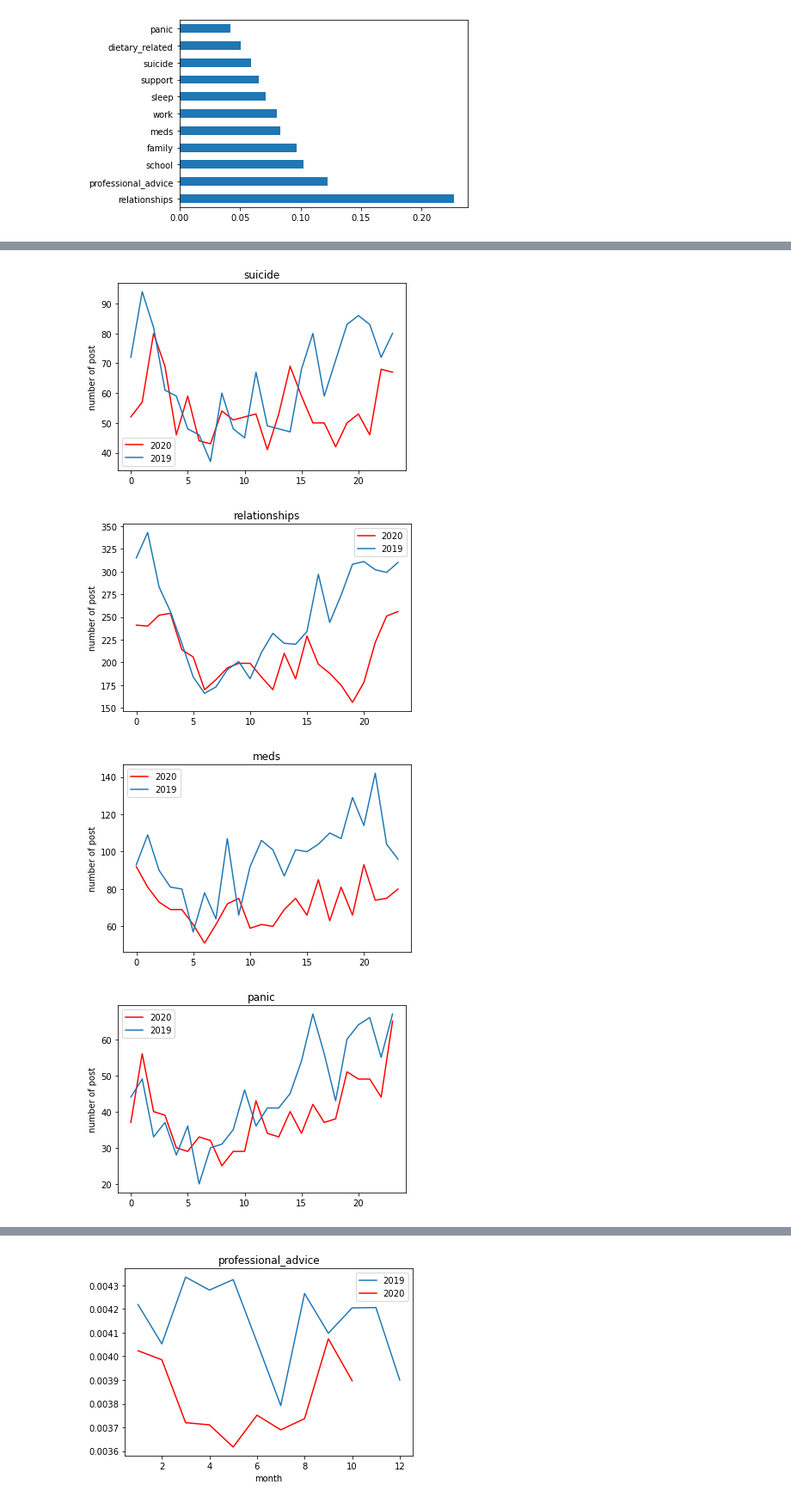
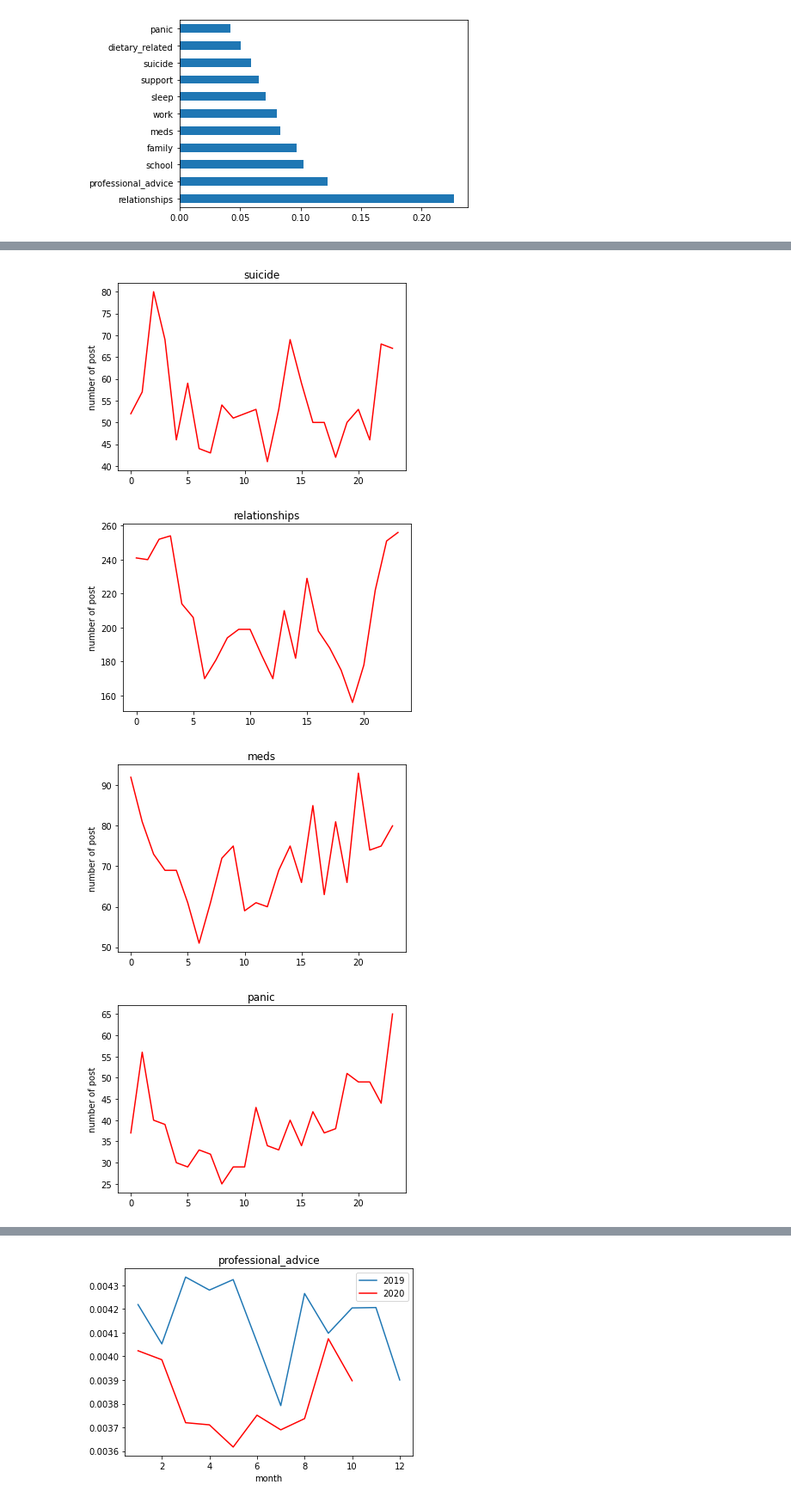
Before and after one commit to dirtylittledirtbike/project_04, a Jupyter notebook: notebooks/topic_modeling.ipynb, the cells around one changed output, grey strips where cells are left out. Shown at 86% size. Cells and saved outputs as stored; diff of their text form; code cells hidden in the pictures.

```diff
--- a/notebooks/topic_modeling.ipynb
+++ b/notebooks/topic_modeling.ipynb
@@ -589,10 +589,10 @@ for col in topic_doc_df.select_dtypes('float').columns.to_list():
     y = temp_a[temp_a.max_label == col].max_label_count
     plt.plot(x, y, color='r')
 
-    x2 = temp_b[temp_b.max_label == col][time_of_interest]
-    y2 = temp_b[temp_b.max_label == col].max_label_count
-    plt.plot(x2, y2)
-    plt.legend(['2020', '2019'])
+#     x2 = temp_b[temp_b.max_label == col][time_of_interest]
+#     y2 = temp_b[temp_b.max_label == col].max_label_count
+#     plt.plot(x2, y2)
+#     plt.legend(['2020', '2019'])
     plt.ylabel('number of post')
     plt.show()
 # %% [output]
@@ -605,4 +605,4 @@ for col in topic_doc_df.select_dtypes('float').columns.to_list():
-[figure, old version]
+[figure, new version]
-[figure, old version]
+[figure, new version]
-[figure, old version]
+[figure, new version]
-[figure, old version]
+[figure, new version]
```
Also changed, not shown: parts of 2 cells of this notebook, 1 other file.
